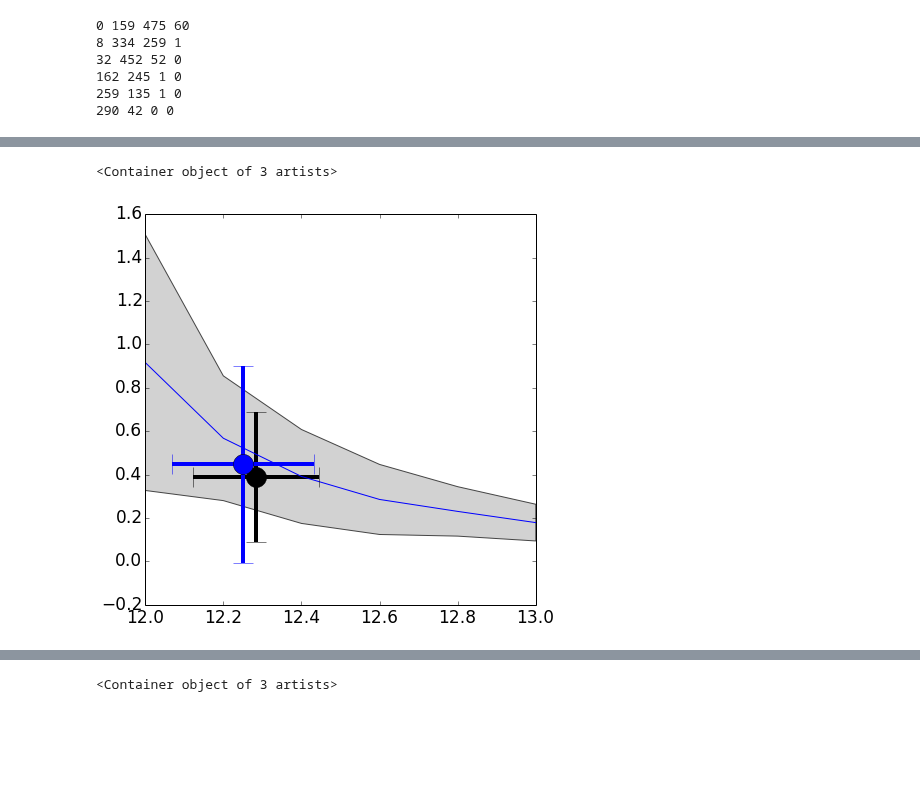
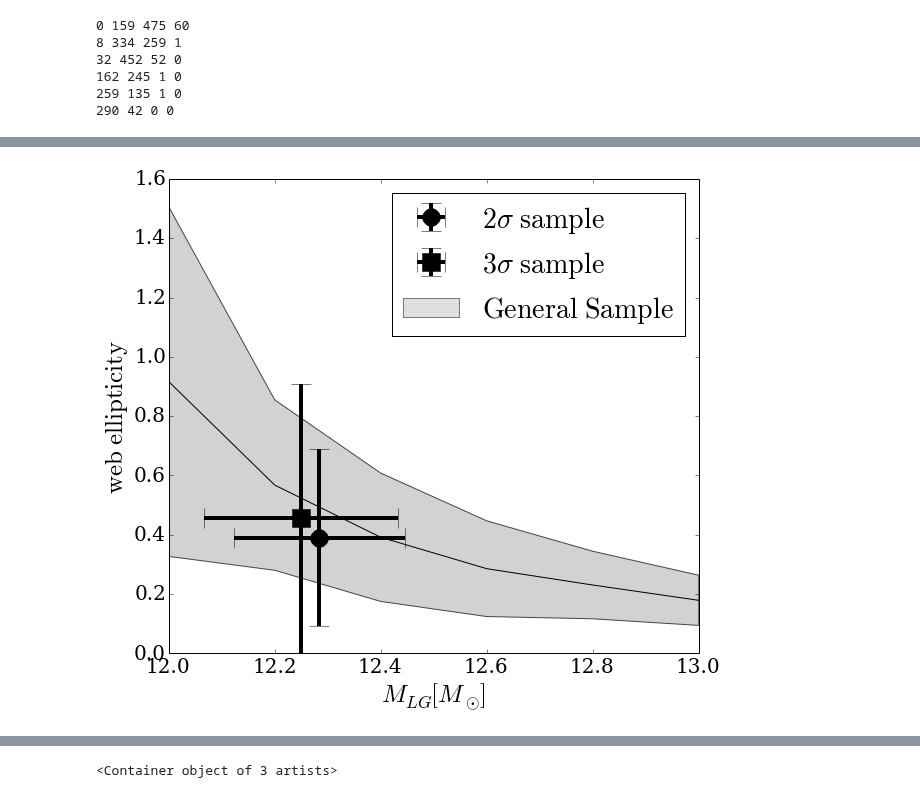
Before and after one commit to forero/LGEnvironment, a Jupyter notebook: code/MassDependencies.ipynb, the cells around one changed output, grey strips where cells are left out. Saved outputs shown, nothing was run; the diff lists cells and outputs as text; code cells hidden in the pictures; blank space fills up the shorter version.

```diff
--- a/code/MassDependencies.ipynb
+++ b/code/MassDependencies.ipynb
@@ -192 +192,11 @@ stats_3S = median_in_mass_bin(halo_data_3S, web_data_3S)
+# %%
+def enlarge_labels(ax):
+    ticklabels_x = ax.get_xticklabels()
+    ticklabels_y = ax.get_yticklabels()
+    for label_x in ticklabels_x:
+        label_x.set_fontsize(20)
+        label_x.set_family('serif')
+    for label_y in ticklabels_y:
+        label_y.set_fontsize(20)
+        label_y.set_family('serif')
 # %%
@@ -239,9 +284,27 @@ errorbar(stats_3S[0], stats_3S[5], xerr=stats_3S[1], yerr=stats_3S[6],fmt='o', c
 # %%
-plot(log_mass_center, mean_ell)
+fig = figure(figsize=(9.5,8.5))
+ax = axes()
+enlarge_labels(ax)
+ax.set_xlabel("$M_{LG} [M_{\odot}]$",fontsize=25)
+ax.set_ylabel("$\mathrm{web\ ellipticity}$",fontsize=25)
+
+plot(log_mass_center, mean_ell, color='black')
 fill_between(log_mass_center, mean_ell-sigma_ell, mean_ell+sigma_ell, facecolor='silver', alpha=0.7)
-errorbar(stats_2S[0], stats_2S[7], xerr=stats_2S[1], yerr=stats_2S[8],fmt='o', color='black',ms=20, elinewidth=4,capsize=10)
-errorbar(stats_3S[0], stats_3S[7], xerr=stats_3S[1], yerr=stats_3S[8],fmt='o', color='blue',ms=20, elinewidth=4,capsize=10)
+a = errorbar(stats_2S[0], stats_2S[7], xerr=stats_2S[1], yerr=stats_2S[8],fmt='o', color='black',ms=18, elinewidth=4,capsize=10)
+b = errorbar(stats_3S[0], stats_3S[7], xerr=stats_3S[1], yerr=stats_3S[8],fmt='bs', color='black',ms=18, elinewidth=4,capsize=10)
+
+
+p1 = Rectangle((0, 0), 1, 1, fc="silver", alpha=0.5)
+ax.legend([a, b, p1], ["$2\sigma\ \mathrm{sample}$", "$3\sigma\ \mathrm{sample}$", "$\mathrm{General\ Sample}$"],
+          loc=0, numpoints=1, prop={'size':28})
+
+ax.set_xlim([12.0,13.0])
+ax.set_ylim([0.0,1.6])
+
+filename="median_mass_ellipticity"
+savefig(filename + '.eps',format = 'eps', transparent=True)
+savefig(filename + '.pdf',format = 'pdf', transparent=True)
+savefig(filename + '.png',format = 'png', transparent=True)
 # %% [output]
-<Container object of 3 artists>
-[figure, old version]
+[figure, new version]
 # %%
```
Also changed, not shown: parts of 5 cells of this notebook.
